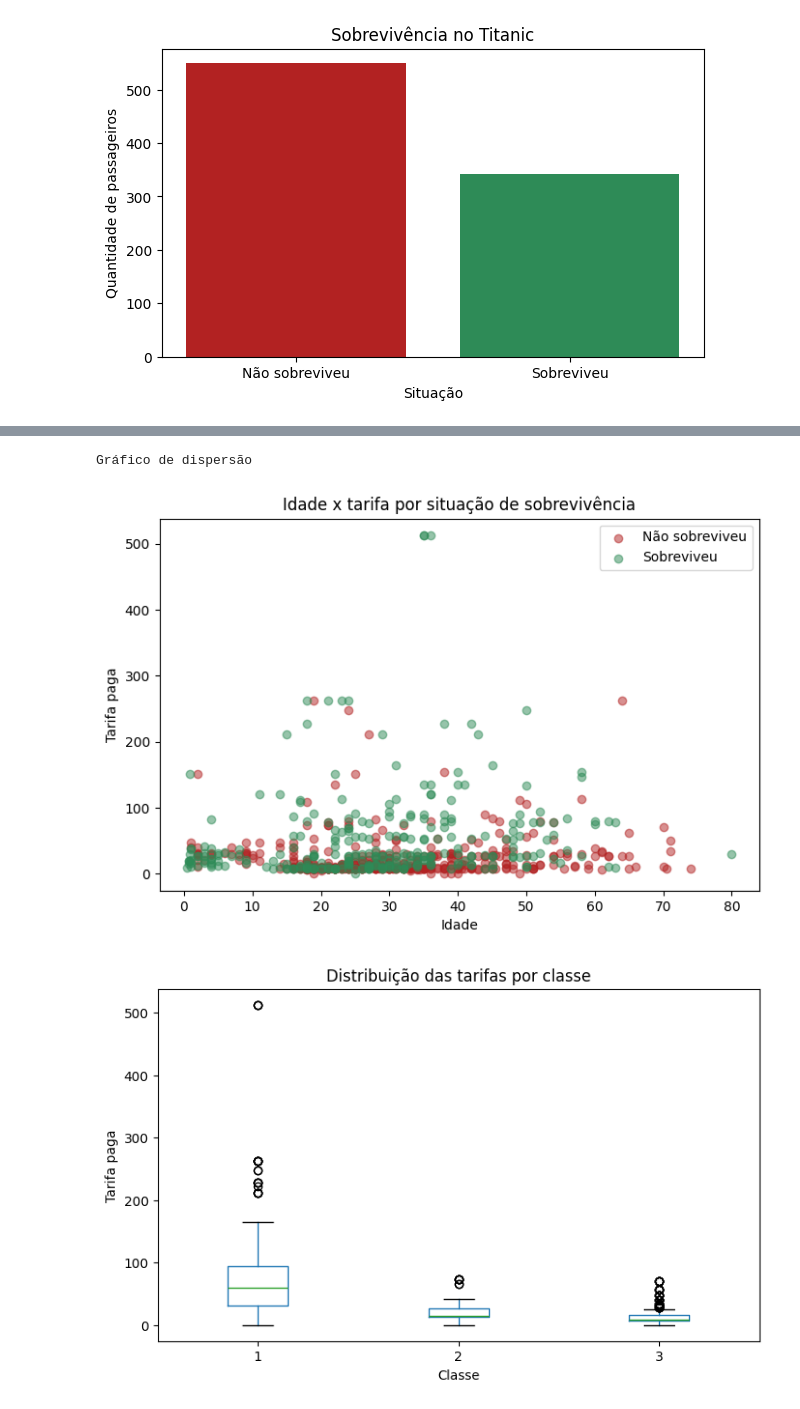
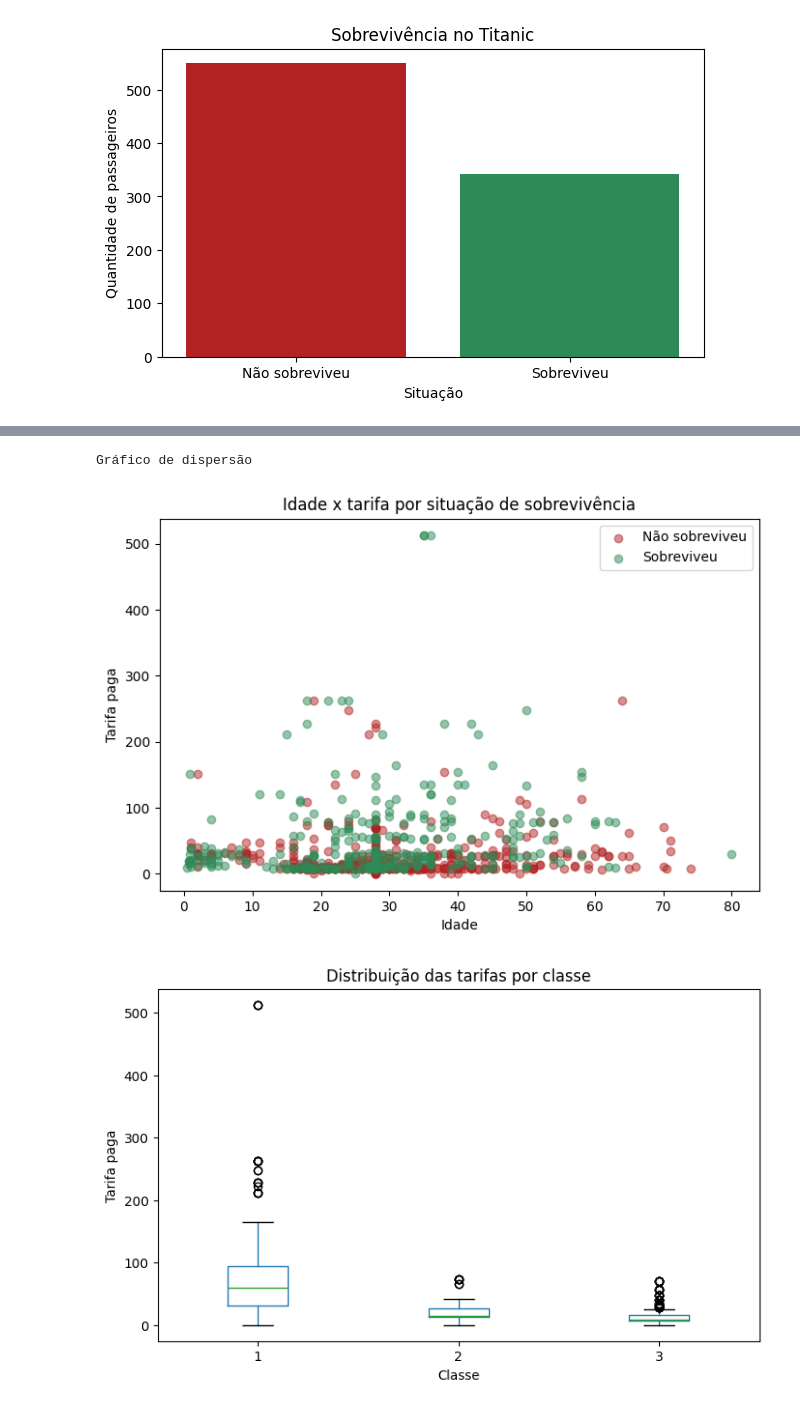
Before and after one commit to pactiones/Treinamento-em-IA, a Jupyter notebook: Aula3/Exercicio_2_Dataset_CSV.ipynb, the cells around one changed output, grey strips where cells are left out. Drawn from its saved outputs; the diff is of its cells as text; code cells hidden in the pictures.

```diff
--- a/Aula3/Exercicio_2_Dataset_CSV.ipynb
+++ b/Aula3/Exercicio_2_Dataset_CSV.ipynb
@@ -327,35 +310,35 @@ print("Gráfico de dispersão")
 cores = {
     0: "firebrick",
     1: "seagreen"
 }
 
 rotulos = {
     0: "Não sobreviveu",
     1: "Sobreviveu"
 }
 
 plt.figure(figsize=(8, 5))
 
 for situacao in [0, 1]:
-    dados = df_titanic[df_titanic["Survived"] == situacao]
+    dados = df_tratado[df_titanic["Survived"] == situacao]
 
     plt.scatter(
         dados["Age"],
         dados["Fare"],
         color=cores[situacao],
         label=rotulos[situacao],
         alpha=0.5
     )
 
 plt.xlabel("Idade")
 plt.ylabel("Tarifa paga")
 plt.title("Idade x tarifa por situação de sobrevivência")
 plt.legend()
 
 plt.show()
 # %% [output]
 Gráfico de dispersão
-[figure, old version]
+[figure, new version]
 # %%
 fig, ax = plt.subplots(figsize=(8, 5))
 
```
Also changed, not shown: parts of 7 cells of this notebook.
